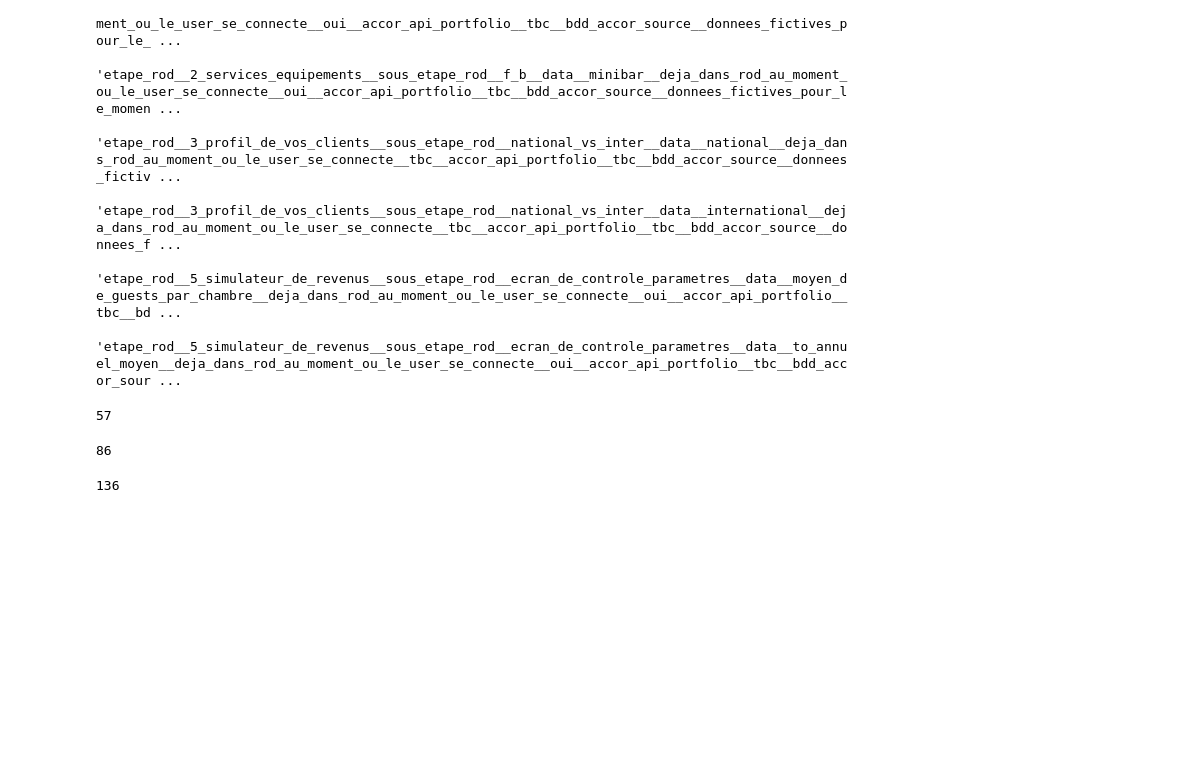
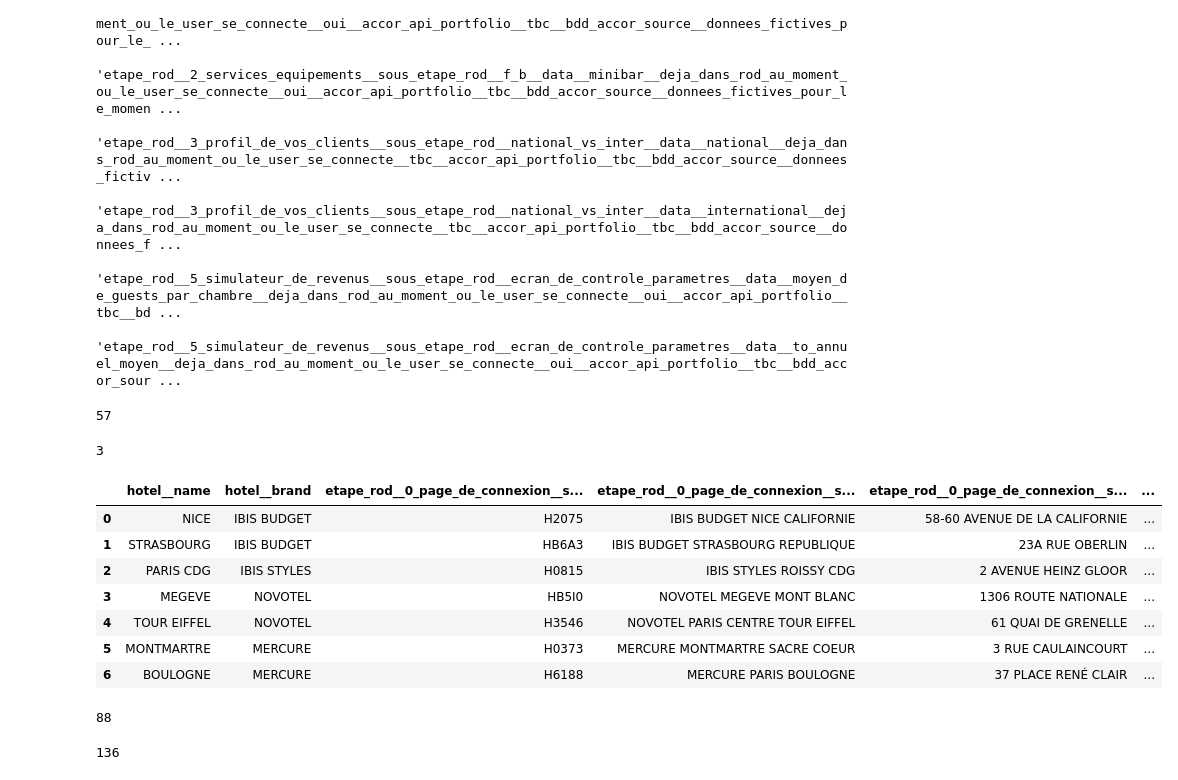
Before and after one commit to klaghmari-github/hotels, a Jupyter notebook: rod_data.ipynb, the cells around one changed output. Drawn from its saved outputs; the diff is of its cells as text; code cells hidden in the pictures; blank space fills up the shorter version.

```diff
--- a/rod_data.ipynb
+++ b/rod_data.ipynb
@@ -272,7 +272,7 @@ df = HotelExcelFlattener.to_dataframe(
 # %%
 X_cols = [col for col in df.columns if "X" in df[col].unique()]
 for col in X_cols:
-    df[col].replace("X", "OUI").replace("-", "NON")
+    df[col] = df[col].str.strip().replace("X", "OUI").replace("-", "NON")
 # %%
 simul_step_cols = [col for col in df.columns if col.startswith("etape_rod__5_simulateur_de_revenus")]
 simul_step_cols
@@ -327,11 +327,27 @@ trivial_columns = [col for col in df.columns if(len(set(df[col].unique()) - {"?"
 len(trivial_columns)
 # %% [output]
 57
+# %%
+adrs_cols = [col for col in df.columns if "adresse_postale" in col]
+len(adrs_cols)
+# %% [output]
+3
+# %%
+df
+# %% [output]
+|  | hotel__name | hotel__brand | etape_rod__0_page_de_connexion__s... | etape_rod__0_page_de_connexion__s... | etape_rod__0_page_de_connexion__s... | ... |
+| 0 | NICE | IBIS BUDGET | H2075 | IBIS BUDGET NICE CALIFORNIE | 58-60 AVENUE DE LA CALIFORNIE | ... |
+| 1 | STRASBOURG | IBIS BUDGET | HB6A3 | IBIS BUDGET STRASBOURG REPUBLIQUE | 23A RUE OBERLIN | ... |
+| 2 | PARIS CDG | IBIS STYLES | H0815 | IBIS STYLES ROISSY CDG | 2 AVENUE HEINZ GLOOR | ... |
+| 3 | MEGEVE | NOVOTEL | HB5I0 | NOVOTEL MEGEVE MONT BLANC | 1306 ROUTE NATIONALE | ... |
+| 4 | TOUR EIFFEL | NOVOTEL | H3546 | NOVOTEL PARIS CENTRE TOUR EIFFEL | 61 QUAI DE GRENELLE | ... |
+| 5 | MONTMARTRE | MERCURE | H0373 | MERCURE MONTMARTRE SACRE COEUR | 3 RUE CAULAINCOURT | ... |
+| 6 | BOULOGNE | MERCURE | H6188 | MERCURE PARIS BOULOGNE | 37 PLACE RENÉ CLAIR | ... |
 # %%
-remove_cols = sorted(set(simul_step_cols + formula_cols + fictive_cols + trivial_columns))
+remove_cols = sorted(set(simul_step_cols + formula_cols + fictive_cols + trivial_columns + adrs_cols))
 len(remove_cols)
 # %% [output]
-86
+88
 # %%
 len(df.columns)
 # %% [output]
```
Also changed, not shown: parts of 4 cells of this notebook, 9 other files.
